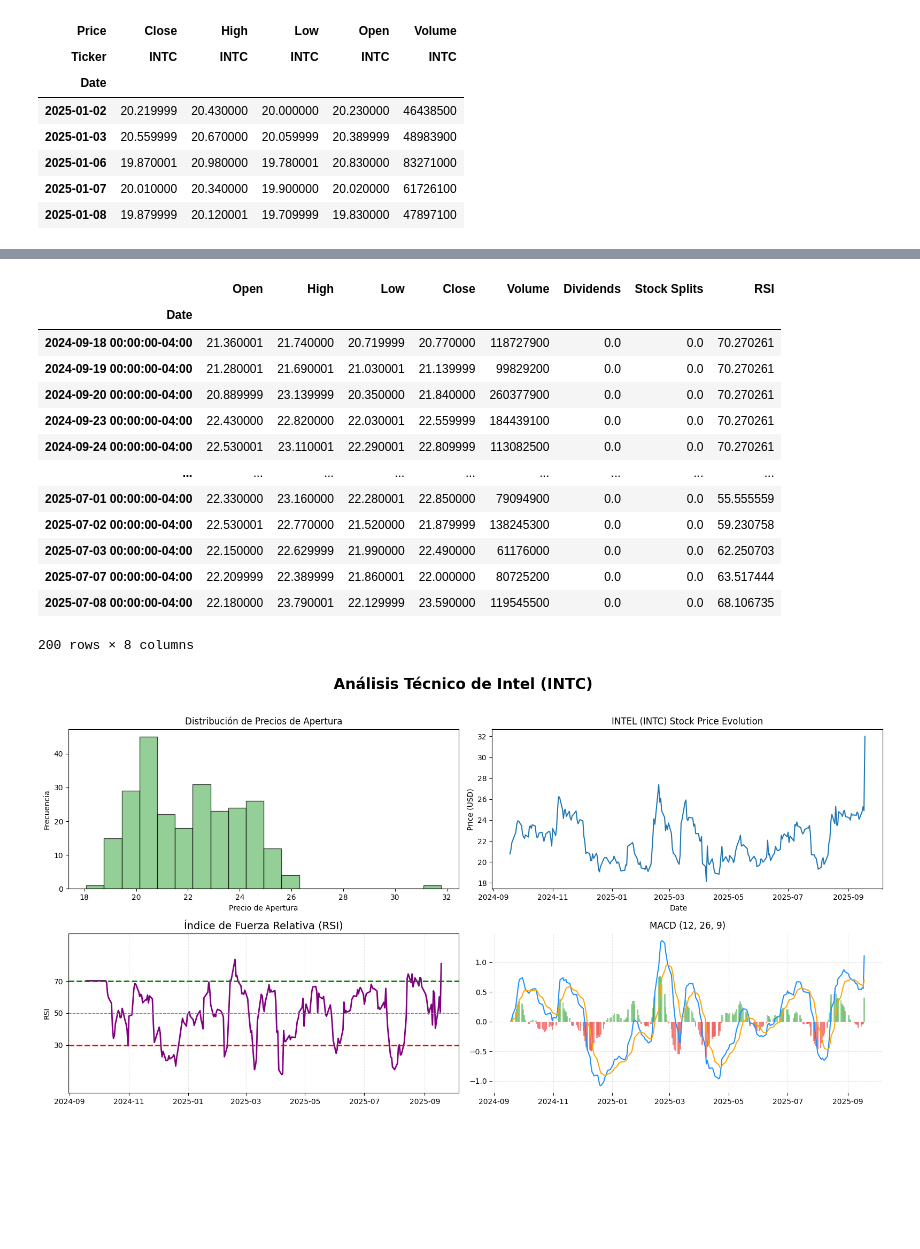
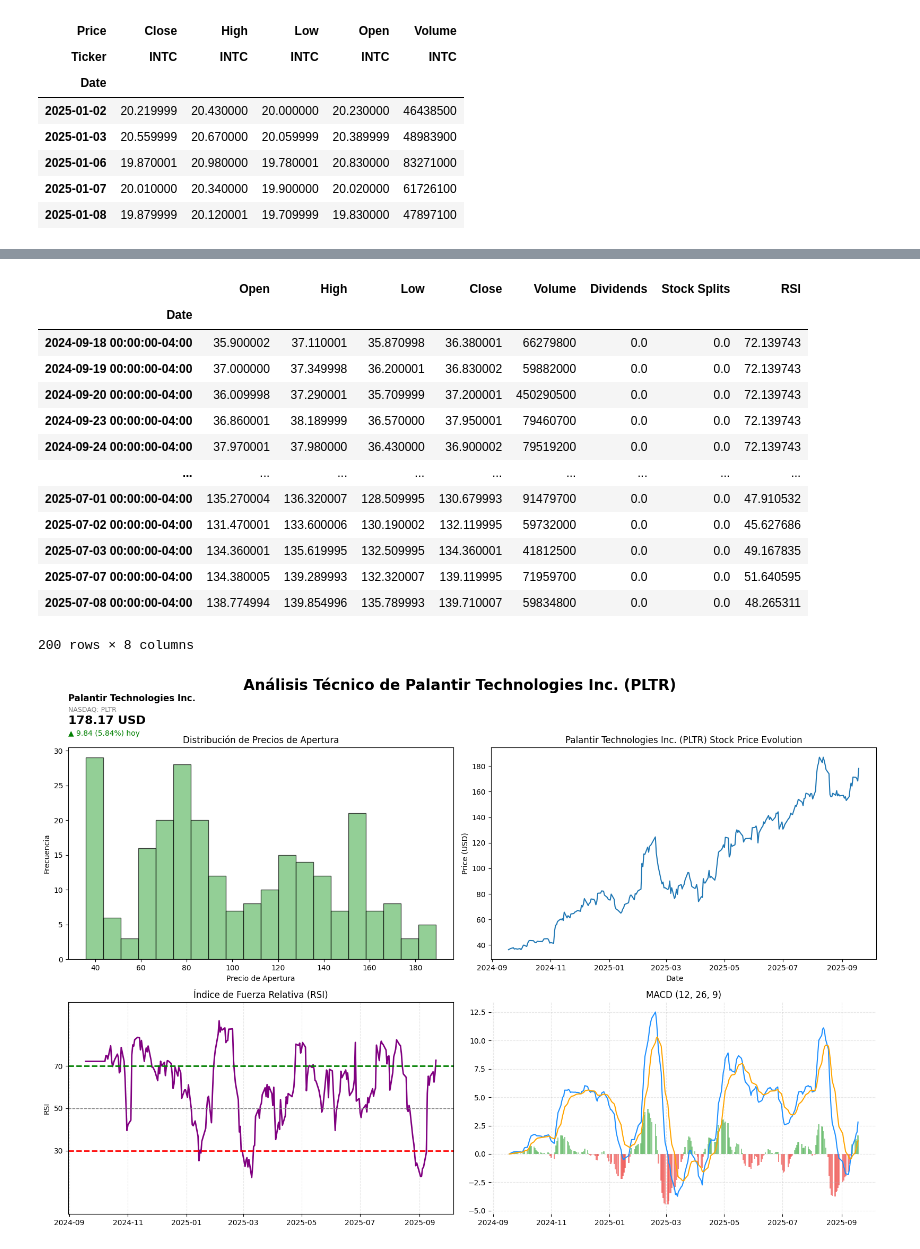
Before and after one commit to epere18/Python, a Jupyter notebook: Python_Visualización/Visualizacion_de_datos.ipynb, the cells around one changed output, grey strips where cells are left out. Drawn from its saved outputs; the diff is of its cells as text; code cells hidden in the pictures; blank space fills up the shorter version.

Commit message:
Actualización

```diff
--- a/Python_Visualización/Visualizacion_de_datos.ipynb
+++ b/Python_Visualización/Visualizacion_de_datos.ipynb
@@ -261,9 +263,12 @@ df.head()
 # %%
 # Obtener información de la acción de Intel
 
-intel_info = yf.Ticker('INTC')
-intel_info.info
+ticke = 'PLTR'
+
+intel_info = yf.Ticker(ticker=ticke)
+info = intel_info.info
 evolution = intel_info.history(period='1y')
+nombre_empresa = info.get("longName", ticke)
 
 df = evolution
 df
@@ -312,17 +317,17 @@ df.head(200)
 # %% [output]
 |  | Open | High | Low | Close | Volume | Dividends | Stock Splits | RSI |
 | Date |  |  |  |  |  |  |  |  |
-| 2024-09-18 00:00:00-04:00 | 21.360001 | 21.740000 | 20.719999 | 20.770000 | 118727900 | 0.0 | 0.0 | 70.270261 |
-| 2024-09-19 00:00:00-04:00 | 21.280001 | 21.690001 | 21.030001 | 21.139999 | 99829200 | 0.0 | 0.0 | 70.270261 |
-| 2024-09-20 00:00:00-04:00 | 20.889999 | 23.139999 | 20.350000 | 21.840000 | 260377900 | 0.0 | 0.0 | 70.270261 |
-| 2024-09-23 00:00:00-04:00 | 22.430000 | 22.820000 | 22.030001 | 22.559999 | 184439100 | 0.0 | 0.0 | 70.270261 |
-| 2024-09-24 00:00:00-04:00 | 22.530001 | 23.110001 | 22.290001 | 22.809999 | 113082500 | 0.0 | 0.0 | 70.270261 |
+| 2024-09-18 00:00:00-04:00 | 35.900002 | 37.110001 | 35.870998 | 36.380001 | 66279800 | 0.0 | 0.0 | 72.139743 |
+| 2024-09-19 00:00:00-04:00 | 37.000000 | 37.349998 | 36.200001 | 36.830002 | 59882000 | 0.0 | 0.0 | 72.139743 |
+| 2024-09-20 00:00:00-04:00 | 36.009998 | 37.290001 | 35.709999 | 37.200001 | 450290500 | 0.0 | 0.0 | 72.139743 |
+| 2024-09-23 00:00:00-04:00 | 36.860001 | 38.189999 | 36.570000 | 37.950001 | 79460700 | 0.0 | 0.0 | 72.139743 |
+| 2024-09-24 00:00:00-04:00 | 37.970001 | 37.980000 | 36.430000 | 36.900002 | 79519200 | 0.0 | 0.0 | 72.139743 |
 | ... | ... | ... | ... | ... | ... | ... | ... | ... |
-| 2025-07-01 00:00:00-04:00 | 22.330000 | 23.160000 | 22.280001 | 22.850000 | 79094900 | 0.0 | 0.0 | 55.555559 |
-| 2025-07-02 00:00:00-04:00 | 22.530001 | 22.770000 | 21.520000 | 21.879999 | 138245300 | 0.0 | 0.0 | 59.230758 |
-| 2025-07-03 00:00:00-04:00 | 22.150000 | 22.629999 | 21.990000 | 22.490000 | 61176000 | 0.0 | 0.0 | 62.250703 |
-| 2025-07-07 00:00:00-04:00 | 22.209999 | 22.389999 | 21.860001 | 22.000000 | 80725200 | 0.0 | 0.0 | 63.517444 |
-| 2025-07-08 00:00:00-04:00 | 22.180000 | 23.790001 | 22.129999 | 23.590000 | 119545500 | 0.0 | 0.0 | 68.106735 |
+| 2025-07-01 00:00:00-04:00 | 135.270004 | 136.320007 | 128.509995 | 130.679993 | 91479700 | 0.0 | 0.0 | 47.910532 |
+| 2025-07-02 00:00:00-04:00 | 131.470001 | 133.600006 | 130.190002 | 132.119995 | 59732000 | 0.0 | 0.0 | 45.627686 |
+| 2025-07-03 00:00:00-04:00 | 134.360001 | 135.619995 | 132.509995 | 134.360001 | 41812500 | 0.0 | 0.0 | 49.167835 |
+| 2025-07-07 00:00:00-04:00 | 134.380005 | 139.289993 | 132.320007 | 139.119995 | 71959700 | 0.0 | 0.0 | 51.640595 |
+| 2025-07-08 00:00:00-04:00 | 138.774994 | 139.854996 | 135.789993 | 139.710007 | 59834800 | 0.0 | 0.0 | 48.265311 |
 200 rows × 8 columns
 # %%
 # Colores más suaves
@@ -332,41 +337,62 @@ soft_red = '#ef5350'
 bar_colors = [soft_green if h >= 0 else soft_red for h in histograma]
 # %%
 plt.style.use("default")
-fig, ax = plt.subplots(2,2, figsize=(16,8))
-fig.suptitle('Análisis Técnico de Intel (INTC)', fontsize=20, fontweight='bold', y=1.02)
+fig, ax = plt.subplots(2,2, figsize=(16,10))
+gs = gridspec.GridSpec(3, 2, height_ratios=[1,3,3], hspace=0.4)
+fig.suptitle(f'Análisis Técnico de {nombre_empresa} ({ticke})', fontsize=20, fontweight='bold', y=1.05)
+
+###Tarjeta con información de la empresa###
+card_ax = fig.add_axes([0.01, 0.92, 0.95, 0.1])
+card_ax.axis('off')
+
+rect = patches.FancyBboxPatch((0,0),1,1, boxstyle="round,pad=0.05", linewidth=1.2, edgecolor="lightgray", facecolor="none")
+card_ax.add_patch(rect)
+
+precio_actual = df['Close'].iloc[-1]
+precio_anterior = df['Close'].iloc[-2]
+cambio = precio_actual - precio_anterior
+cambio_pct = (cambio / precio_anterior) * 100 if precio_anterior != 0 else 0
+color = "green" if cambio > 0 else "red"
+simbolo = "▲" if cambio > 0 else "▼"
+
+card_ax.text(0.03, 0.85, nombre_empresa, fontsize=12, fontweight="bold", ha="left")
+card_ax.text(0.03, 0.65, f"NASDAQ: {ticke}", fontsize=9, color="gray", ha="left")
+card_ax.text(0.03, 0.42, f"{precio_actual:.2f} USD", fontsize=16, fontweight="bold", ha="left")
+card_ax.text(0.03, 0.20, f"{simbolo} {cambio:.2f} ({cambio_pct:.2f}%) hoy",
+             fontsize=10, color=color, ha="left")
 
 ax[0,0].hist(df['Open'], bins=20, color=soft_green, edgecolor='black', alpha=0.7)
 ax[0,0].set_xlabel('Precio de Apertura')
 ax[0,0].set_ylabel('Frecuencia')
 ax[0,0].set_title('Distribución de Precios de Apertura')
 
 ###Evolución del precio de cierre a lo largo del tiempo###
 ax[0,1].plot(df.index, df['Close'], label='INTC Close Price')
 ax[0,1].set_xlabel('Date', ha='right', fontsize=10)
 ax[0,1].set_ylabel('Price (USD)')
-ax[0,1].set_title('INTEL (INTC) Stock Price Evolution')
+ax[0,1].set_title(f'{nombre_empresa} ({ticke}) Stock Price Evolution')
 
 ###RSI a lo largo del tiempo###
 ax[1,0].plot(df.index, df['RSI'], color='purple', linewidth=2, label='RSI (14)')
 ax[1,0].axhline(70, color='green', linestyle='--', linewidth=2)
 ax[1,0].axhline(50, color='grey', linestyle='--', linewidth=1)
 ax[1,0].axhline(30, color='red', linestyle='--', linewidth=2)
 ax[1,0].set_ylabel('RSI')
-ax[1,0].set_title('Índice de Fuerza Relativa (RSI)', fontsize=14)
+ax[1,0].set_title('Índice de Fuerza Relativa (RSI)', fontsize=12)
 ax[1,0].set_yticks([30, 50, 70])
 ax[1,0].set_ylim(0, 100)
 ax[1,0].grid(True, linestyle='--', alpha=0.3)
 for spine in plt.gca().spines.values():
     spine.set_visible(False)
 
 ax[1,1].bar(df.index, histograma, color=bar_colors, width=1.5, alpha=0.7, label='Histograma', edgecolor='none')
 ax[1,1].plot(df.index, macd, color='dodgerblue', linewidth=1.5, label='MACD')
 ax[1,1].plot(df.index, signal, color='orange', linewidth=1.5, label='Señal')
 ax[1,1].grid(True, linestyle='--', alpha=0.3)
-ax[1,1].set_title('MACD (12, 26, 9)')
+ax[1,1].set_title('MACD (12, 26, 9)', fontsize=12)
 for spine in ax[1,1].spines.values():
     spine.set_visible(False)
 plt.tight_layout()
 plt.show()
 # %% [output]
-[figure, old version]
+[figure, new version]
```
Also changed, not shown: parts of 2 cells of this notebook.
